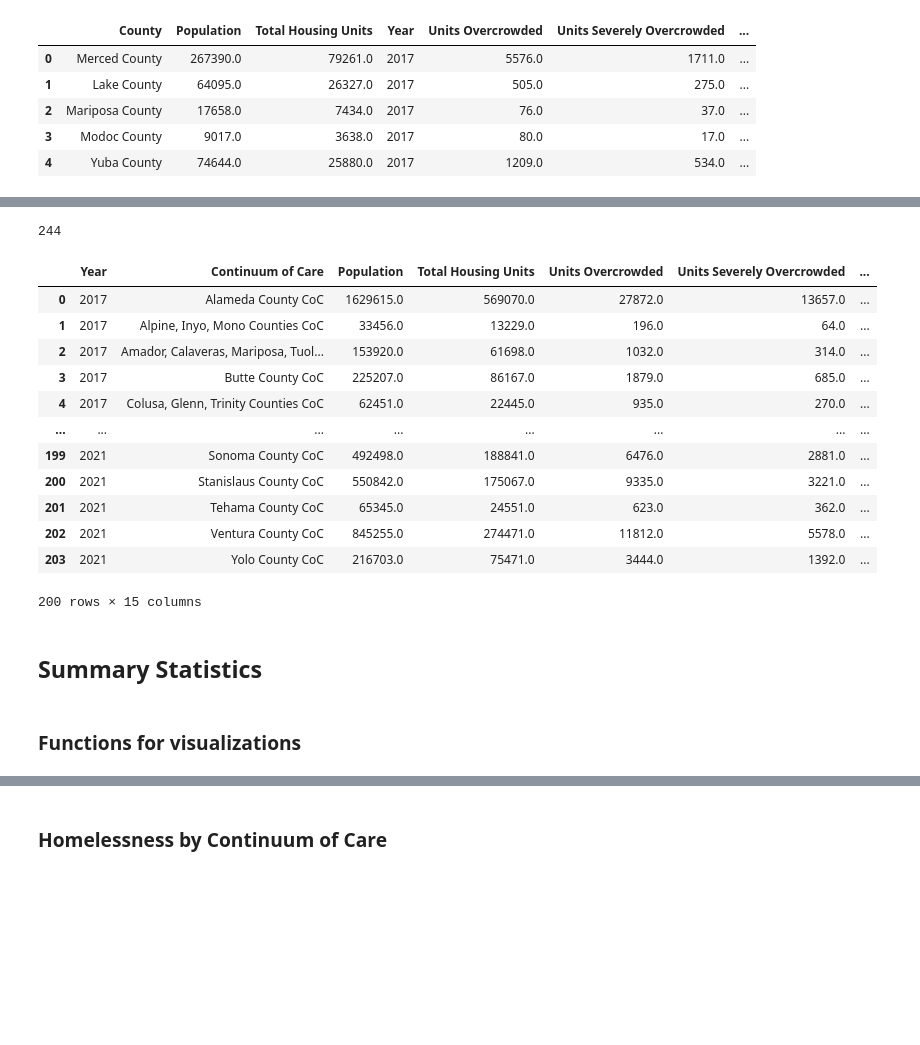
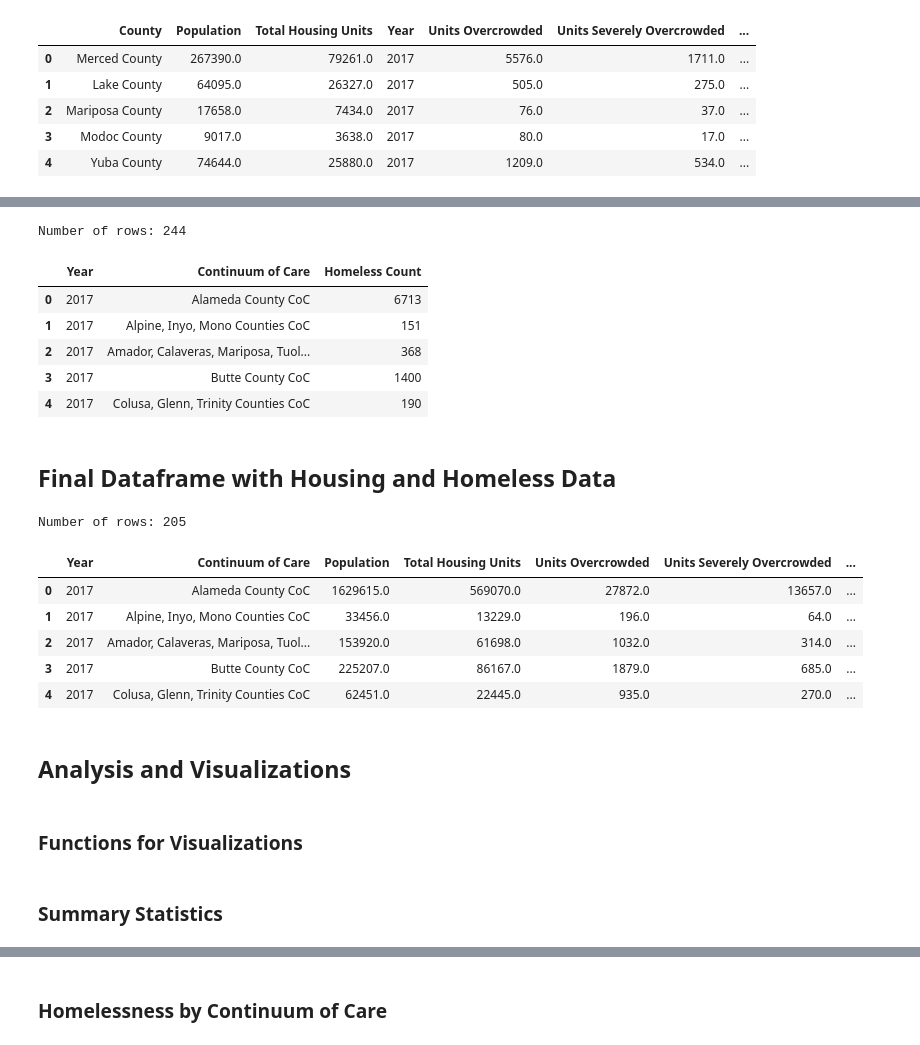
Before and after one commit to evacs/Project-1, a Jupyter notebook: housing_jeff.ipynb, the cells around one changed output, grey strips where cells are left out. Saved outputs shown, nothing was run; the diff lists cells and outputs as text; code cells hidden in the pictures; blank space fills up the shorter version.

```diff
--- a/housing_jeff.ipynb
+++ b/housing_jeff.ipynb
@@ -194,12 +198,19 @@ homeless_df['Continuum of Care'] = homeless_df['Continuum of Care'].replace(la_c
 # Group by year and COC name and sum homeless counts
 homeless_df = homeless_df.groupby(['Year', 'Continuum of Care'])['Homeless Count'].sum().reset_index()
 
-
-# Print row and countthe dataframe
-print(len(homeless_df))
-# homeless_df
+# Display # of rows and dataframe
+print(f'Number of rows: {len(homeless_df)}')
+homeless_df.head()
 # %% [output]
-244
+Number of rows: 244
+|  | Year | Continuum of Care | Homeless Count |
+| 0 | 2017 | Alameda County CoC | 6713 |
+| 1 | 2017 | Alpine, Inyo, Mono Counties CoC | 151 |
+| 2 | 2017 | Amador, Calaveras, Mariposa, Tuol... | 368 |
+| 3 | 2017 | Butte County CoC | 1400 |
+| 4 | 2017 | Colusa, Glenn, Trinity Counties CoC | 190 |
+# %% [markdown]
+## Final Dataframe with Housing and Homeless Data
 # %%
 # Create final dataframe merging housing and homeless data
 final_df = pd.merge(housing_coc_df, homeless_df, on=['Year','Continuum of Care'], how='left')
@@ -208,47 +219,49 @@ final_df = pd.merge(housing_coc_df, homeless_df, on=['Year','Continuum of Care']
 final_df['% Units Overcrowded'] = (final_df['Units Overcrowded'] /
                                    final_df['Total Housing Units']) * 100
 final_df['% Units Severely Overcrowded'] = (final_df['Units Severely Overcrowded'] /
                                             final_df['Total Housing Units']) * 100
 final_df['% Units All Overcrowded'] = ((final_df['Units Overcrowded'] +
                                         final_df['Units Severely Overcrowded']) /
                                        final_df['Total Housing Units']) * 100
 
 # Add columns to calculate % of housing units with costs >= 30%
 final_df['% Units Inc < 50K Costs >= 30%'] = (final_df['Units Costs >= 30%'] /
                                               final_df['Units Income < 50K']) * 100
 final_df['% Units Costs >= 30%'] = (final_df['Units Costs >= 30%'] /
                                     final_df['Total Housing Units']) * 100
 
 # Add column to calculation homeless % of population
 final_df['% Homeless'] = (final_df['Homeless Count'] /
                           final_df['Population']) * 100
 
-# Drop rows with missing data
-final_df = final_df.loc[final_df['Continuum of Care'] != 'Yuba, Sutter Counties CoC']
+# Reorganize columns
+#final_df = final_df[['Year', 'Continuum of Care','Population', 'Homeless Count',
+#                     '% Homeless', 'Total Housing Units', 'Units Severely Overcrowded',
+#                     '% Units Severely Overcrowded', '% Units Costs > 30%'
+#                    ]]
+
+# Drop rows for CoCs with missing data
+# final_df = final_df.loc[final_df['Continuum of Care'] != 'Yuba, Sutter Counties CoC']
+final_df = final_df.fillna(0)
 
 # Export final data to csv
 file_path = Path('output_data/housing_final_data.csv')
 final_df.to_csv(file_path, index=False)
 
-# Print the dataframe
-final_df
+# Display # of rows and dataframe
+print(f'Number of rows: {len(final_df)}')
+final_df.head()
 # %% [output]
+Number of rows: 205
 |  | Year | Continuum of Care | Population | Total Housing Units | Units Overcrowded | Units Severely Overcrowded | ... |
 | 0 | 2017 | Alameda County CoC | 1629615.0 | 569070.0 | 27872.0 | 13657.0 | ... |
 | 1 | 2017 | Alpine, Inyo, Mono Counties CoC | 33456.0 | 13229.0 | 196.0 | 64.0 | ... |
 | 2 | 2017 | Amador, Calaveras, Mariposa, Tuol... | 153920.0 | 61698.0 | 1032.0 | 314.0 | ... |
 | 3 | 2017 | Butte County CoC | 225207.0 | 86167.0 | 1879.0 | 685.0 | ... |
 | 4 | 2017 | Colusa, Glenn, Trinity Counties CoC | 62451.0 | 22445.0 | 935.0 | 270.0 | ... |
-| ... | ... | ... | ... | ... | ... | ... | ... |
-| 199 | 2021 | Sonoma County CoC | 492498.0 | 188841.0 | 6476.0 | 2881.0 | ... |
-| 200 | 2021 | Stanislaus County CoC | 550842.0 | 175067.0 | 9335.0 | 3221.0 | ... |
-| 201 | 2021 | Tehama County CoC | 65345.0 | 24551.0 | 623.0 | 362.0 | ... |
-| 202 | 2021 | Ventura County CoC | 845255.0 | 274471.0 | 11812.0 | 5578.0 | ... |
-| 203 | 2021 | Yolo County CoC | 216703.0 | 75471.0 | 3444.0 | 1392.0 | ... |
-200 rows × 15 columns
 # %% [markdown]
-## Summary Statistics
+## Analysis and Visualizations
 # %% [markdown]
-### Functions for visualizations
+### Functions for Visualizations
 # %%
 # Function to create Linear Regression plots
@@ -315,0 +362,2 @@ plt.show()
+# %% [markdown]
+### Summary Statistics
```
Also changed, not shown: parts of 27 cells of this notebook, 6 other files.
